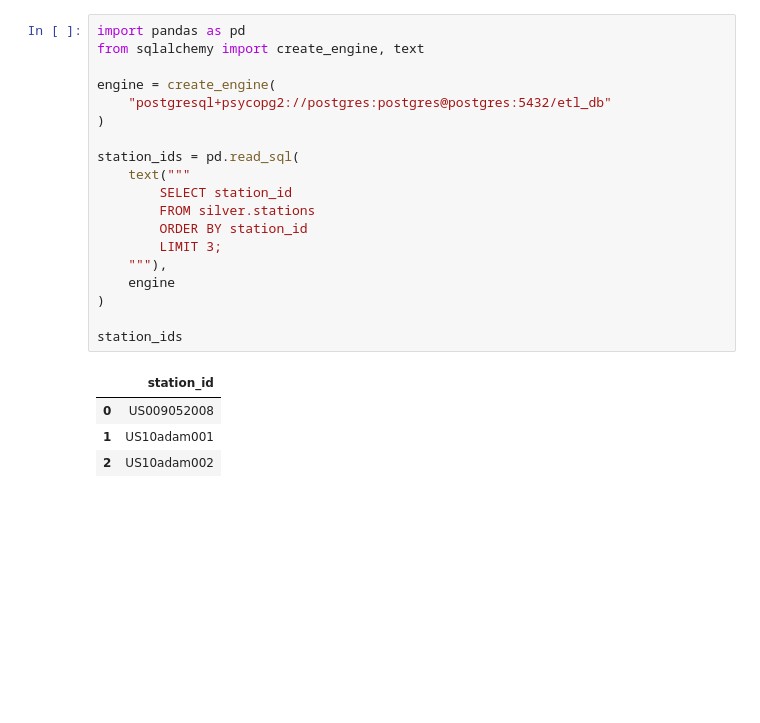
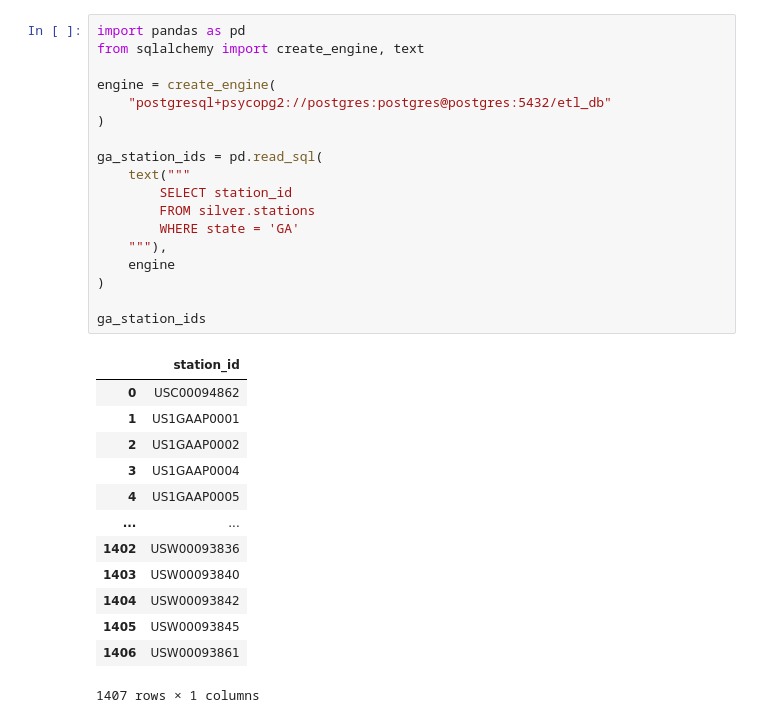
Before and after one commit to Xiong-Alex/ETL_weather-accident-correlation, a Jupyter notebook: notebooks/04_download_weather.ipynb, the cells around one changed output. Saved outputs shown, nothing was run; the diff lists cells and outputs as text; blank space fills up the shorter version.

```diff
--- a/notebooks/04_download_weather.ipynb
+++ b/notebooks/04_download_weather.ipynb
@@ -1,27 +1,35 @@
 # %%
 import pandas as pd
 from sqlalchemy import create_engine, text
 
 engine = create_engine(
     "postgresql+psycopg2://postgres:postgres@postgres:5432/etl_db"
 )
 
-station_ids = pd.read_sql(
+ga_station_ids = pd.read_sql(
     text("""
         SELECT station_id
         FROM silver.stations
-        ORDER BY station_id
-        LIMIT 3;
+        WHERE state = 'GA'
     """),
     engine
 )
 
-station_ids
+ga_station_ids
 # %% [output]
 |  | station_id |
-| 0 | US009052008 |
-| 1 | US10adam001 |
-| 2 | US10adam002 |
+| 0 | USC00094862 |
+| 1 | US1GAAP0001 |
+| 2 | US1GAAP0002 |
+| 3 | US1GAAP0004 |
+| 4 | US1GAAP0005 |
+| ... | ... |
+| 1402 | USW00093836 |
+| 1403 | USW00093840 |
+| 1404 | USW00093842 |
+| 1405 | USW00093845 |
+| 1406 | USW00093861 |
+1407 rows × 1 columns
 # %%
 from pathlib import Path
 import requests
```
Also changed, not shown: parts of 2 cells of this notebook, 8 other files.
